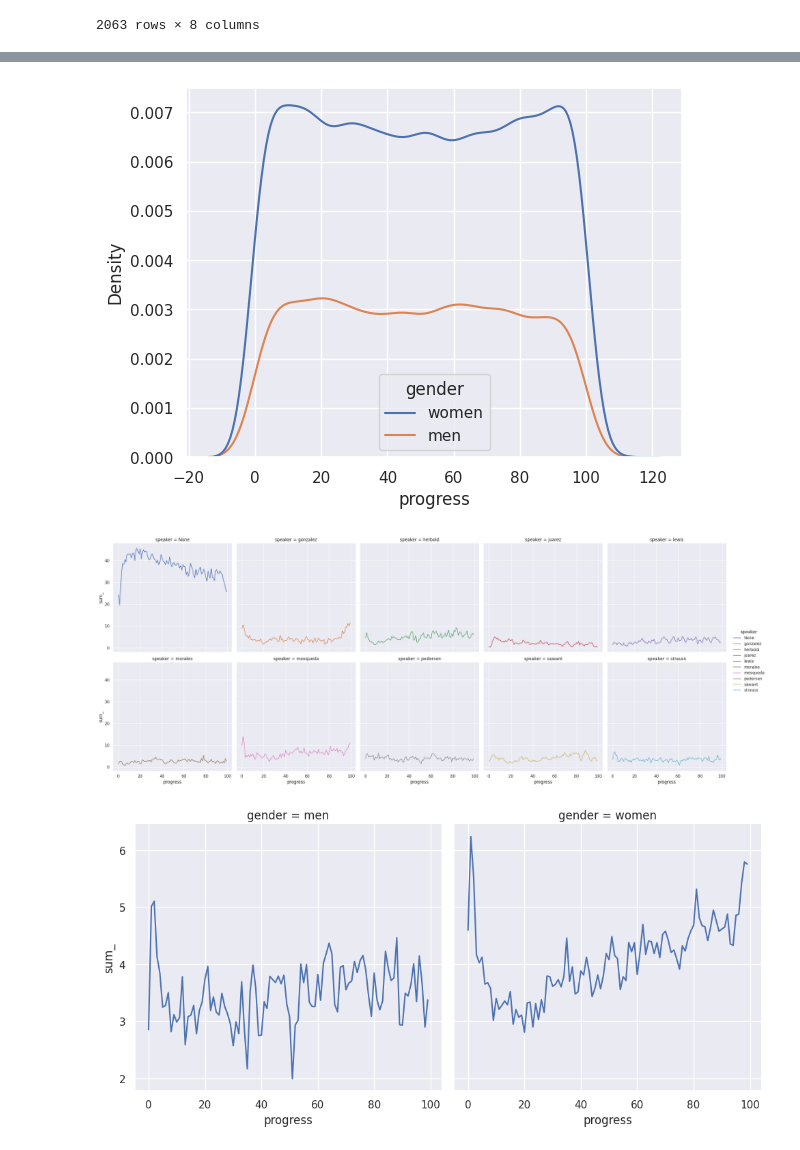
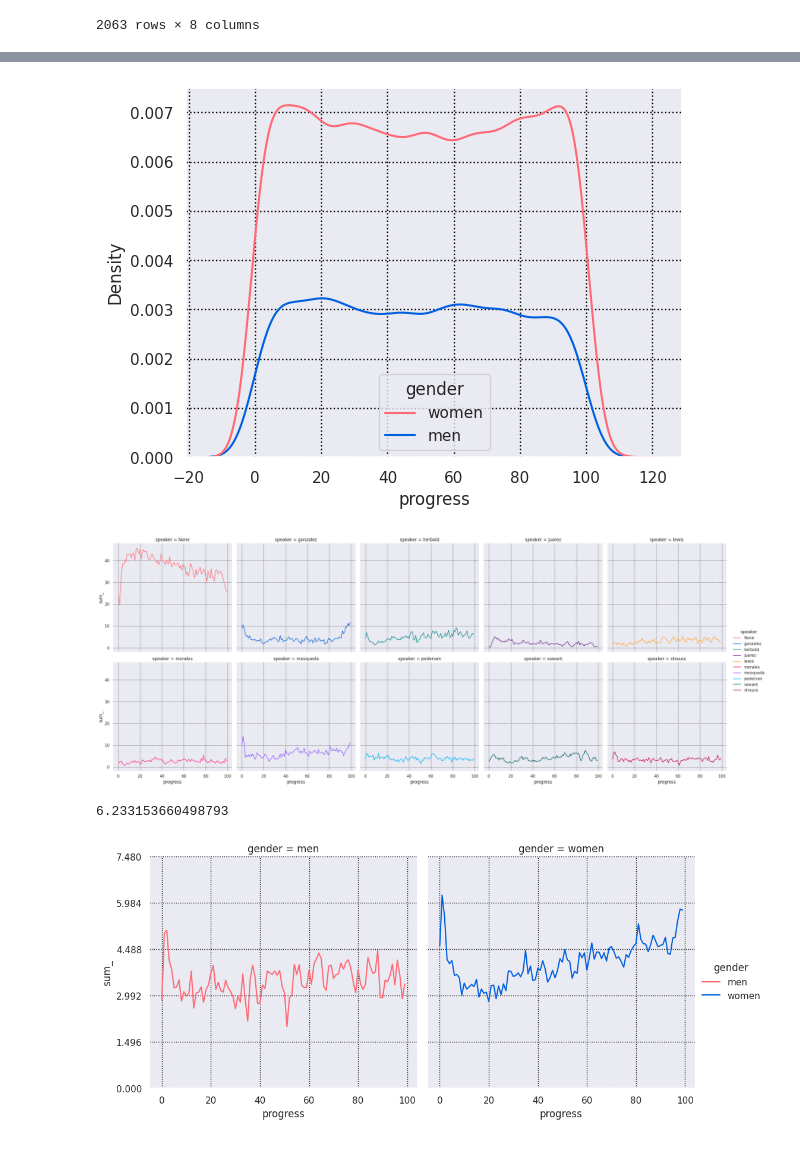
Before and after one commit to PugetSoundClinic-PIT/speakerbox-analysis, a Jupyter notebook: plotting-speaker-times.ipynb, the cells around one changed output, grey strips where cells are left out. Cells and saved outputs as stored; diff of their text form; code cells hidden in the pictures.

Commit message:
Add a set styles function for nicer plots

```diff
--- a/plotting-speaker-times.ipynb
+++ b/plotting-speaker-times.ipynb
@@ -75,10 +74,9 @@ plt.savefig("kde-progress-occurances-all.png", bbox_inches="tight")
 # %%
-sns.set_theme(color_codes=True)
 none_removed = results.sparse_timeseries.loc[results.sparse_timeseries.gender != "None"]
 sns.kdeplot(none_removed, x="progress", hue="gender")
 plt.savefig("kde-progress-occurances-gendered.png", bbox_inches="tight")
 # %% [output]
-[figure, old version]
+[figure, new version]
 # %%
 selected_cols = results.filled_timeseries[["speaker", "progress", "sum_"]]
 mean_sum = selected_cols.groupby(["speaker", "progress"]).agg("mean").reset_index()
@@ -86,15 +84,20 @@ mean_sum = selected_cols.groupby(["speaker", "progress"]).agg("mean").reset_inde
 sns.relplot(data=mean_sum, x="progress", y="sum_", col="speaker", hue="speaker", kind="line", col_wrap=5)
 plt.savefig("mean-windowed-speaking-time.png", bbox_inches="tight")
 # %% [output]
-[figure, old version]
+[figure, new version]
 # %%
 selected_cols = results.filled_timeseries[["gender", "progress", "sum_"]]
 selected_cols = selected_cols.loc[selected_cols.gender != "None"]
 mean_sum = selected_cols.groupby(["gender", "progress"]).agg("mean").reset_index()
 mean_sum["adjusted_sum_"] = mean_sum.apply(lambda r: r.sum_ / 6 if r.gender == "women" else r.sum_ / 3, axis=1)
+mean_sum.sum_.max()
+# %% [output]
+6.233153660498793
 # %%
-sns.relplot(data=mean_sum, x="progress", y="sum_", col="gender", kind="line")
+import numpy as np
+g = sns.relplot(data=mean_sum, x="progress", y="sum_", col="gender", hue="gender", kind="line")
+g.set(yticks=np.linspace(0, mean_sum.sum_.max() * 1.2, 6))
 plt.savefig("mean-windowed-speaking-time-gendered.png", bbox_inches="tight")
 # %% [output]
-[figure, old version]
+[figure, new version]
 # %%
```
Also changed, not shown: parts of 4 cells of this notebook, 1 other file.
